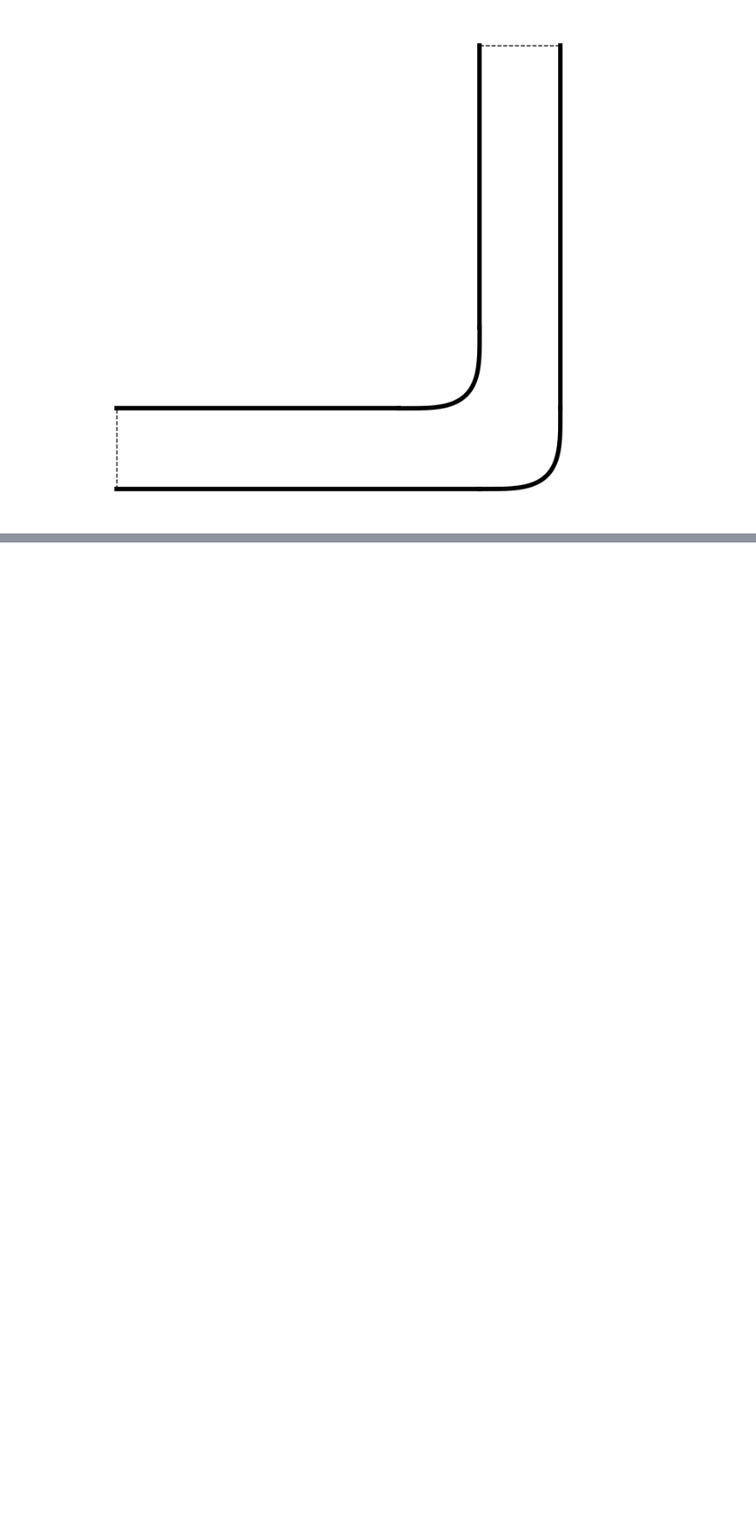
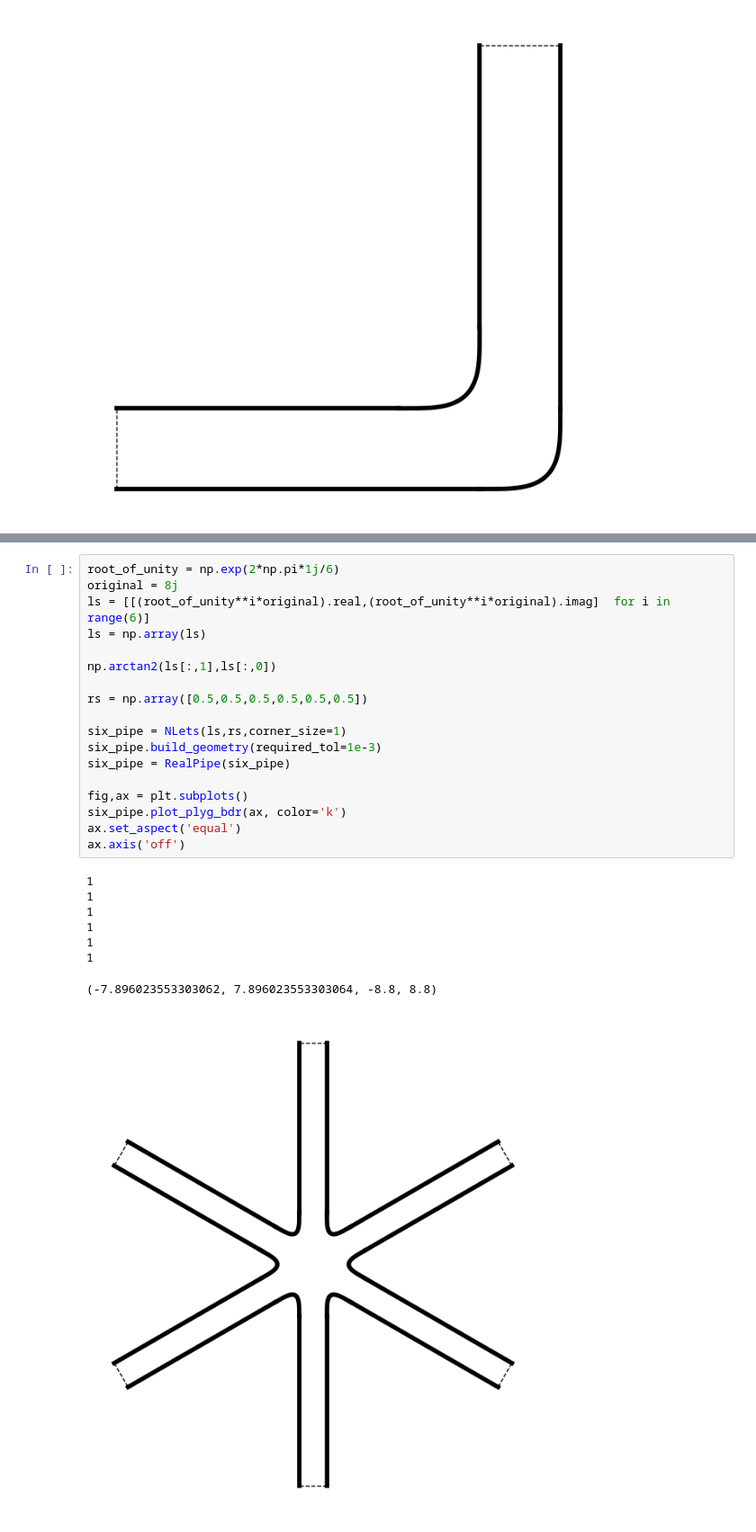
Before and after one commit to WangHaiYang874/stokes2d, a Jupyter notebook: exp7/parts.ipynb, the cells around one changed output, grey strips where cells are left out. Shown at 90% size. Cells and saved outputs as stored; diff of their text form; blank space fills up the shorter version.

```diff
--- a/exp7/parts.ipynb
+++ b/exp7/parts.ipynb
@@ -43,0 +89,27 @@ ax.axis('off')
+# %%
+root_of_unity = np.exp(2*np.pi*1j/6)
+original = 8j
+ls = [[(root_of_unity**i*original).real,(root_of_unity**i*original).imag]  for i in range(6)]
+ls = np.array(ls)
+
+np.arctan2(ls[:,1],ls[:,0])
+
+rs = np.array([0.5,0.5,0.5,0.5,0.5,0.5])
+
+six_pipe = NLets(ls,rs,corner_size=1)
+six_pipe.build_geometry(required_tol=1e-3)
+six_pipe = RealPipe(six_pipe)
+
+fig,ax = plt.subplots()
+six_pipe.plot_plyg_bdr(ax, color='k')
+ax.set_aspect('equal')
+ax.axis('off')
+# %% [output]
+1
+1
+1
+1
+1
+1
+(-7.896023553303062, 7.896023553303064, -8.8, 8.8)
+[figure, added]
```
Also changed, not shown: parts of 5 cells of this notebook, 37 other files.
